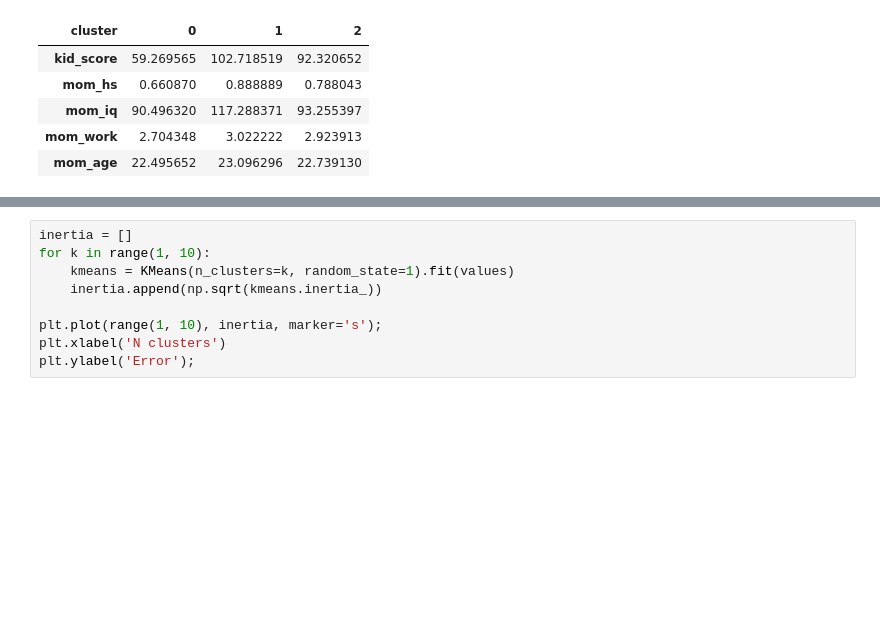
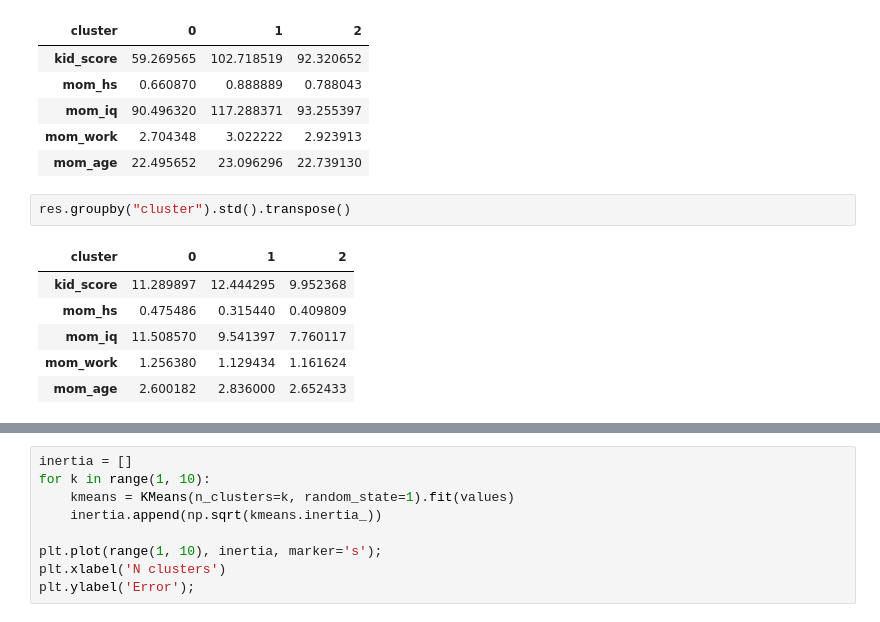
Before and after one commit to vvseva/DS_DAPS, a Jupyter notebook: 1-lab/summarization.ipynb, the cells around one changed output, grey strips where cells are left out. Drawn from its saved outputs; the diff is of its cells as text; blank space fills up the shorter version.

```diff
--- a/1-lab/summarization.ipynb
+++ b/1-lab/summarization.ipynb
@@ -428,3 +428,12 @@ res.groupby("cluster").mean().transpose()
 | mom_iq | 90.496320 | 117.288371 | 93.255397 |
 | mom_work | 2.704348 | 3.022222 | 2.923913 |
 | mom_age | 22.495652 | 23.096296 | 22.739130 |
+# %%
+res.groupby("cluster").std().transpose()
+# %% [output]
+| cluster | 0 | 1 | 2 |
+| kid_score | 11.289897 | 12.444295 | 9.952368 |
+| mom_hs | 0.475486 | 0.315440 | 0.409809 |
+| mom_iq | 11.508570 | 9.541397 | 7.760117 |
+| mom_work | 1.256380 | 1.129434 | 1.161624 |
+| mom_age | 2.600182 | 2.836000 | 2.652433 |
```
Also changed, not shown: parts of 3 cells of this notebook.
